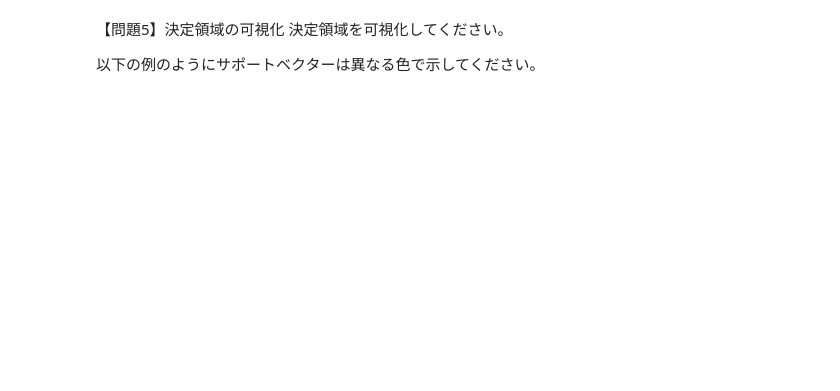
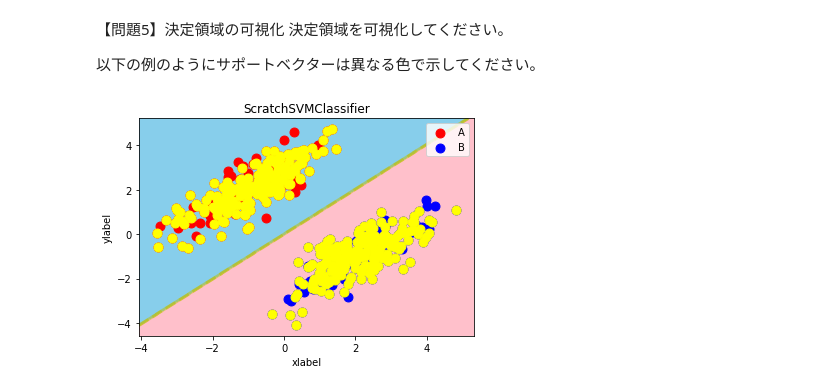
Before and after one commit to white2021mtf/diveintocode-ml, a Jupyter notebook: SVM.ipynb, the cells around one changed output. Saved outputs shown, nothing was run; the diff lists cells and outputs as text; code cells hidden in the pictures; blank space fills up the shorter version.

```diff
--- a/SVM.ipynb
+++ b/SVM.ipynb
@@ -549,7 +433,7 @@ X_train=scaler.transform(X_train)
 X_test=scaler.transform(X_test)
 
 
-model = ScratchSVMClassifier(num_iter=100, lr=0.1, kernel='linear', threshold=1e-5, verbose=True)
+model = ScratchSVMClassifier(num_iter=1000, lr=0.01, kernel='linear', threshold=1e-5, verbose=True)
 # モデルの学習。fit関数で行う。
 model.fit(X_train, y_train)
 
@@ -573,21 +457,21 @@ model.fit(X_train, y_train)
 # self.sv_pred = np.append( self.sv_pred, sv_pre ) #物凄く時間がかかった所。（空ののself.lossにnumpy ndarrayの要素を追加する方法）
 
 #正答率を求める
-print("X_test")
-print(X_test.shape)
+# print("X_test")
+# print(X_test.shape)
 
 pre1=model.predict(X_test)
-print("予測値=",pre1)
+# print("予測値=",pre1)
 # ac_score1=metrics.accuracy_score(y_test,pre1)
 # print("正答率 = ",ac_score1)
 
 y_true_multi=y_test
 y_pred_multi=pre1
-print("y_true_multi")
-print(y_true_multi)
-print(y_true_multi.shape)
-print("y_pred_multi")
-print(y_pred_multi)
-print(y_pred_multi.shape)
+# print("y_true_multi")
+# print(y_true_multi)
+# print(y_true_multi.shape)
+# print("y_pred_multi")
+# print(y_pred_multi)
+# print(y_pred_multi.shape)
 print(classification_report(y_true_multi, y_pred_multi))
 # %% [output]
@@ -1336,0 +523,27 @@ print(h.shape)
+# %%
+import numpy as np
+
+np.random.seed(seed=0)
+n_samples = 500
+f0= [-1, 2]
+f1 = [2, -1]
+cov = [[1.0,0.8], [0.8, 1.0]]
+
+f0 = np.random.multivariate_normal(f0, cov, int(n_samples/2))
+f1 = np.random.multivariate_normal(f1, cov, int(n_samples/2))
+
+X = np.concatenate((f0, f1))
+y = np.concatenate((np.ones((int(n_samples/2))), np.ones((int(n_samples/2))) *(-1))).astype(np.int)
+
+random_index = np.random.permutation(np.arange(n_samples))
+X = X[random_index]
+y = y[random_index]
+X_train, X_test, y_train, y_test = train_test_split(X, y, random_state=42, stratify=y)
+# %%
+SV = ScratchSVMClassifier(num_iter=1000, lr=0.01, kernel='linear', threshold=1e-5, verbose=True)
+SV.fit(X_train, y_train, X_test, y_test)
+SV_pred = SV.predict(X_test)
+# %%
+decision_region(X, y, SV, step=0.01, title='ScratchSVMClassifier', xlabel='xlabel', ylabel='ylabel', target_names=["A" ,'B'])
+# %% [output]
+[figure, added]
```
Also changed, not shown: parts of 9 cells of this notebook.
